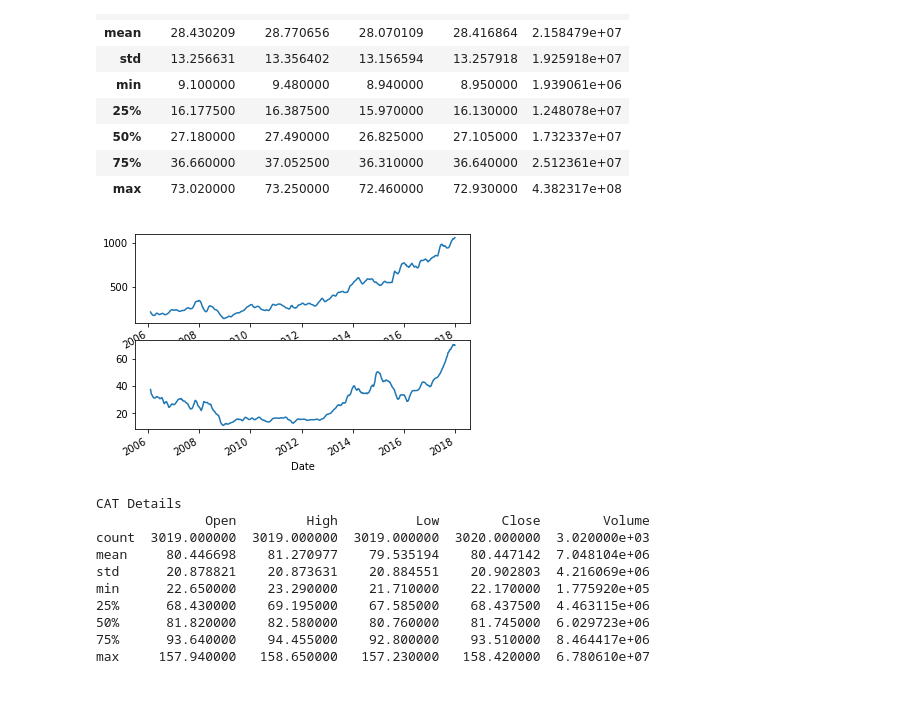
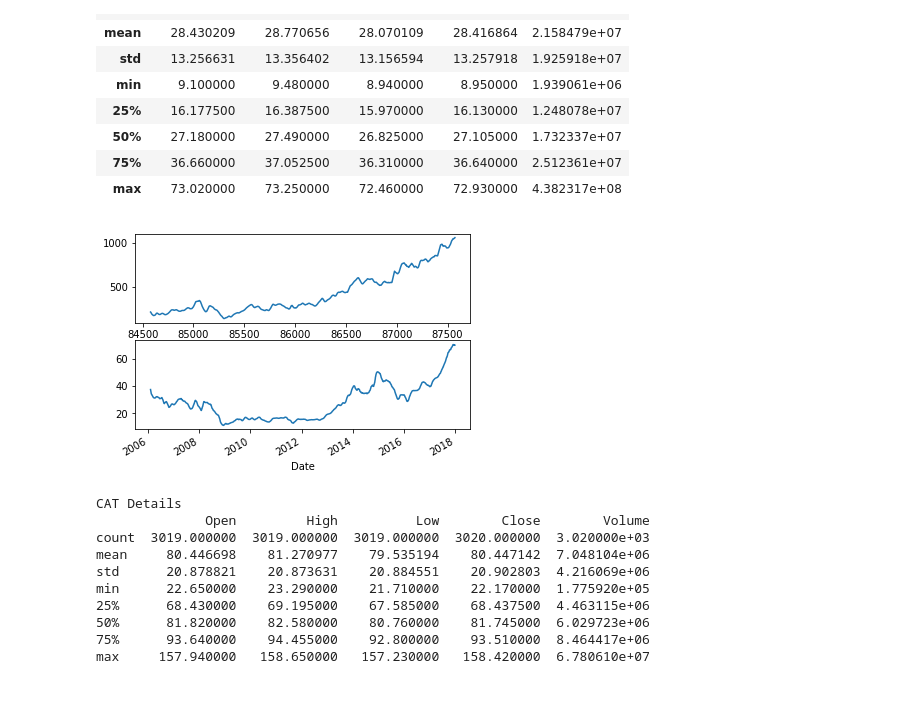
Before and after one commit to adit0817/Programming-For-DataScience-Midterm1, a Jupyter notebook: Kansara_Adit_Midterm1.ipynb, the cells around one changed output. Cells and saved outputs as stored; diff of their text form; code cells hidden in the pictures.

```diff
--- a/Kansara_Adit_Midterm1.ipynb
+++ b/Kansara_Adit_Midterm1.ipynb
@@ -243,20 +259,20 @@ AABA.describe()
 | max | 73.020000 | 73.250000 | 72.460000 | 72.930000 | 4.382317e+08 |
 # %%
 GOOGL["Date"] = pd.to_datetime(GOOGL["Date"])
-GOOGL = GOOGL.set_index("Date")
+GOOGL.set_index("Date")
 AABA["Date"] = pd.to_datetime(AABA["Date"])
 AABA = AABA.set_index("Date")
 
 figure = plt.figure
 plt.subplot(2,1,1)
 GOOGL["Open"].rolling(window = 25).mean().plot()
-GOOGL = GOOGL.reset_index()
+
 
 plt.subplot(2,1,2)
 AABA["Open"].rolling(window = 25).mean().plot()
 AABA = AABA.reset_index()
 # %% [output]
-[figure, old version]
+[figure, new version]
 # %%
 print("CAT Details")
 print(CAT.describe())
```
Also changed, not shown: parts of 7 cells of this notebook.
